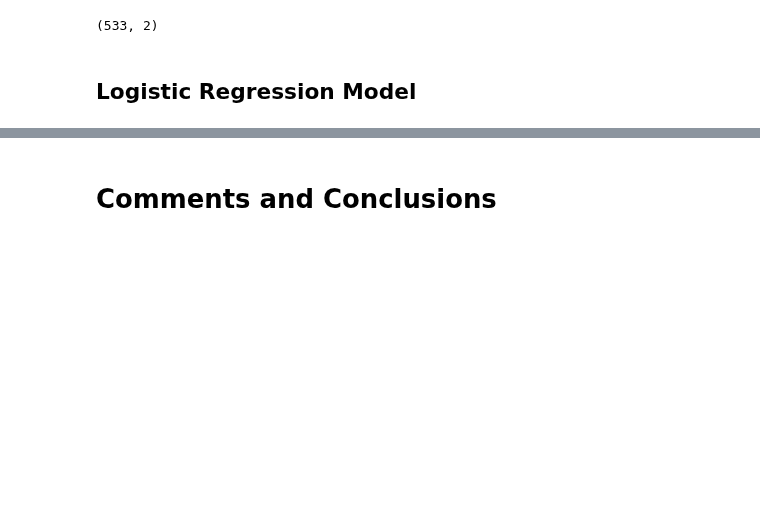
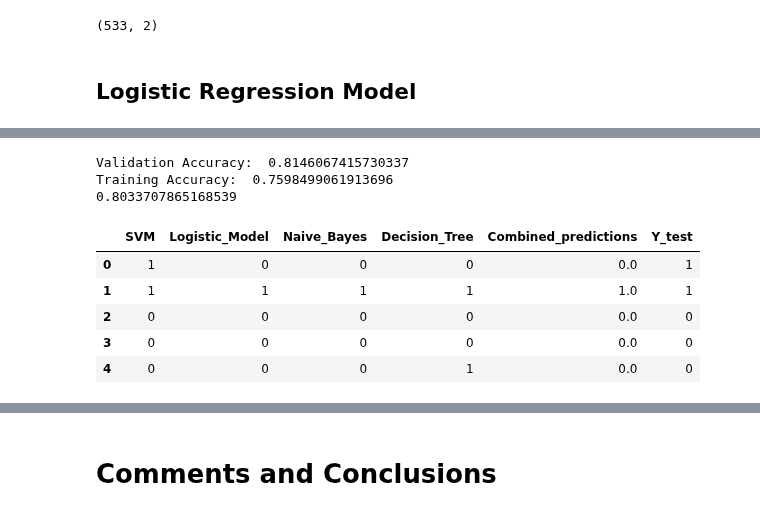
Before and after one commit to Tepi994/Statistical-Learning1, a Jupyter notebook: titanic_dataset/Titanic_Ensemble_Learning.ipynb, the cells around one changed output, grey strips where cells are left out. Drawn from its saved outputs; the diff is of its cells as text; code cells hidden in the pictures; blank space fills up the shorter version.

```diff
--- a/titanic_dataset/Titanic_Ensemble_Learning.ipynb
+++ b/titanic_dataset/Titanic_Ensemble_Learning.ipynb
@@ -412,7 +412,7 @@ def svm_model(x_train,y_train,x_test,y_test,run):
     dic['F1_Score']=f1_sc
     description = "C_"+str(grid.best_params_['C'])+ "_gamma_"+str(grid.best_params_['gamma'])+"_kernel_"+str(grid.best_params_['kernel'])+".pkl"
     dic['Description'] = description
-    joblib.dump(svm,description)
+    joblib.dump(grid,description)
 
     print(description)
     print(dic)
@@ -595,0 +618,3 @@ test
+# %%
+decision_tree =joblib.load(np.array(chronicle[chronicle['Model']=='decision_tree_1']['Description'])[0])
+support_vector_m = joblib.load(np.array(chronicle[chronicle['Model']=='svm_1']['Description'])[0])
@@ -595,0 +677,49 @@ test
+# %%
+def ensemble_model(x_test,y_test):
+    ##Support Vector Machine
+    svm_pred = support_vector_m.predict(x_test)
+
+    ##Logistic Model using tensorflow
+
+    pickle_in = open("epochs_1299_batch_32_lr_0.01_beta_0.01.pkl","rb")
+    log_model = pickle.load(pickle_in)
+
+    logits = np.matmul(X_test.values,log_model[0]) + log_model[1]
+    logit_pred = tf.nn.softmax(logits, name="Softmax")
+    logit_pred
+    with tf.Session() as sess:
+        logistic_model_pred = np.where(logit_pred.eval()[:,0] <= 0.5, 1,0)
+
+
+    bayes = NB.naive_bayes(X_train[['sex_encoded','Embarked_encoded']],
+                    y_train,
+                    x_test[['sex_encoded','Embarked_encoded']],
+                    y_test,
+                    threshold=0.5)
+
+    dt_pred = decision_tree.predict(x_test)
+
+    predictions =  pd.DataFrame()
+    predictions['SVM'] = svm_pred
+    predictions['Logistic_Model'] = logistic_model_pred
+    predictions['Naive_Bayes'] = bayes
+    predictions['Decision_Tree'] = dt_pred
+    predictions['Combined_predictions']= np.array(predictions.mode(axis=1).iloc[:,0])
+    predictions['Y_test'] = np.array(y_test)
+    accuracy = accuracy_score(predictions['Y_test'],predictions['Combined_predictions'])
+    print(accuracy)
+
+
+    return(predictions.head())
+# %%
+ensemble_model(x_test=X_test,y_test=y_test)
+# %% [output]
+Validation Accuracy:  0.8146067415730337
+Training Accuracy:  0.7598499061913696
+0.8033707865168539
+|  | SVM | Logistic_Model | Naive_Bayes | Decision_Tree | Combined_predictions | Y_test |
+| 0 | 1 | 0 | 0 | 0 | 0.0 | 1 |
+| 1 | 1 | 1 | 1 | 1 | 1.0 | 1 |
+| 2 | 0 | 0 | 0 | 0 | 0.0 | 0 |
+| 3 | 0 | 0 | 0 | 0 | 0.0 | 0 |
+| 4 | 0 | 0 | 0 | 1 | 0.0 | 0 |
```
Also changed, not shown: parts of 14 cells of this notebook, 3 other files.
